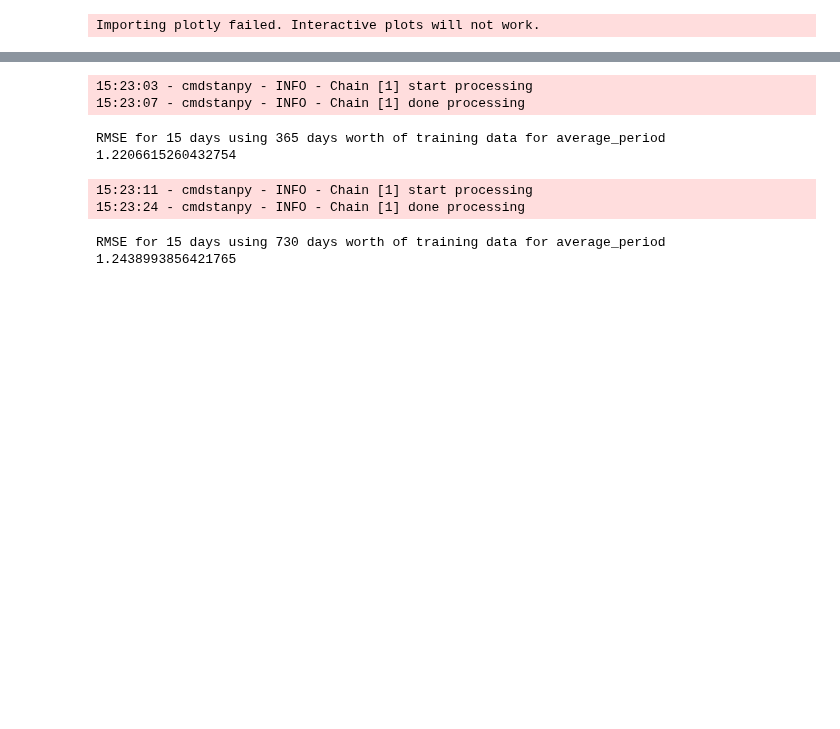
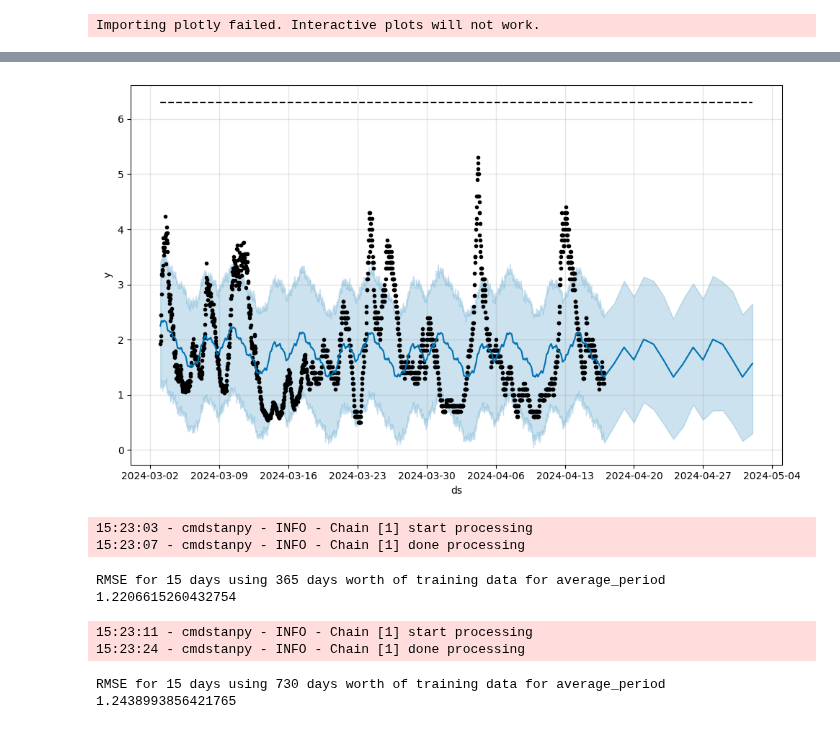
Before and after one commit to usd-cs/Benchmark-Code, a Jupyter notebook: ProphetAlgorithm.ipynb, the cells around one changed output, grey strips where cells are left out. Saved outputs shown, nothing was run; the diff lists cells and outputs as text; code cells hidden in the pictures; blank space fills up the shorter version.

```diff
--- a/ProphetAlgorithm.ipynb
+++ b/ProphetAlgorithm.ipynb
@@ -300,0 +346,3 @@ def doit(f, c, target):
+# %%
+testing(45, 15, "wave_height")
+# %% [output]
@@ -301,3 +351,4 @@ def doit(f, c, target):
+[figure, added]
 # %%
 for i in range(365, 1460, 365):
     doit(i, 15, "average_period")
```
Also changed, not shown: parts of 12 cells of this notebook, 2 other files.
